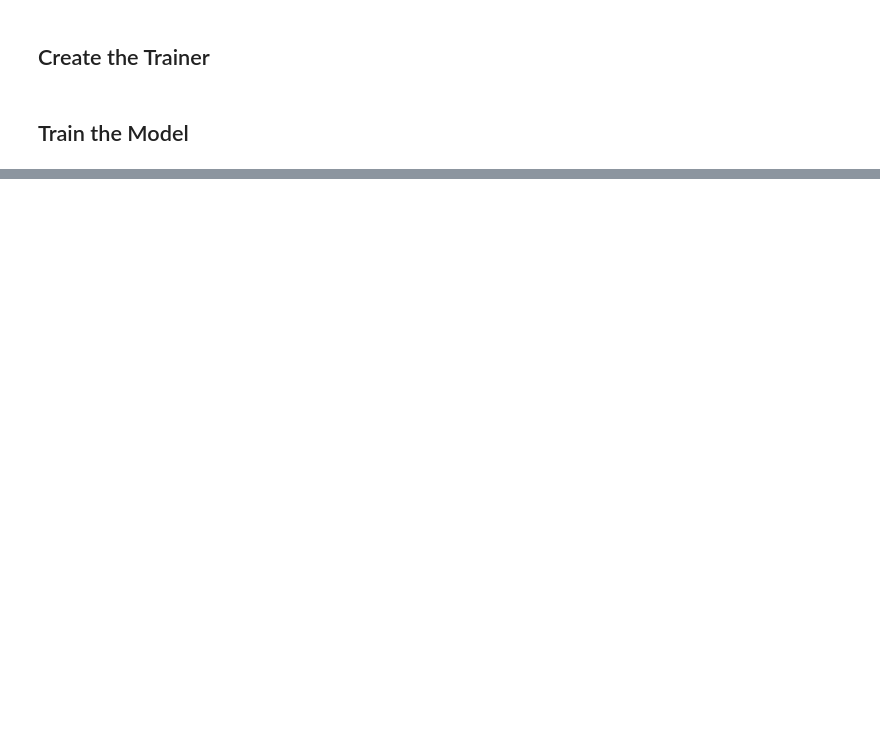
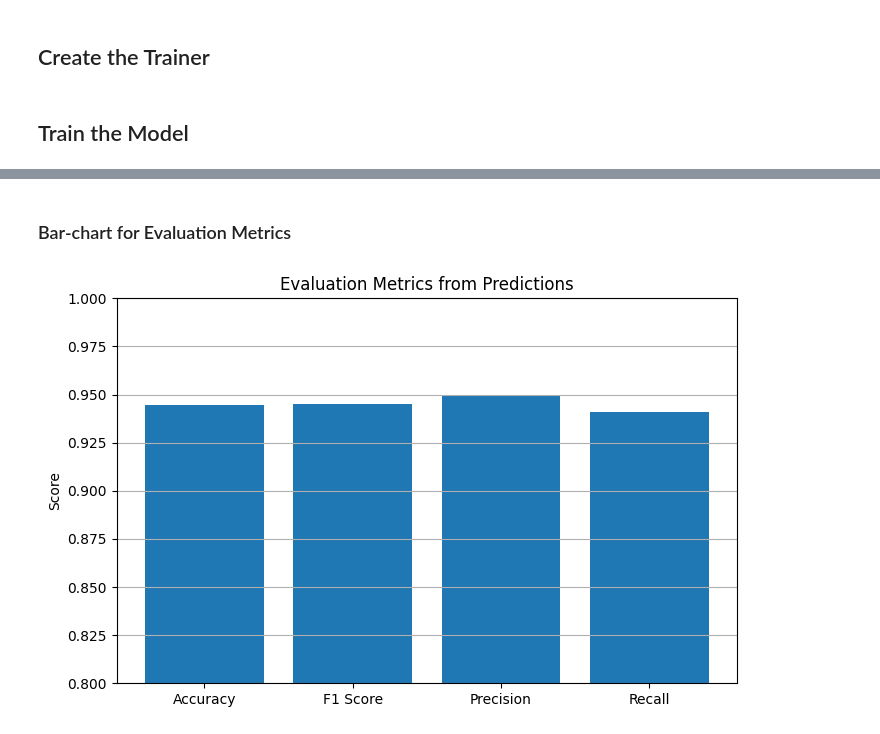
Before and after one commit to MominaSiddiq/bert-sentiment-analysis, a Jupyter notebook: Bert_sentiment_analysis.ipynb, the cells around one changed output, grey strips where cells are left out. Saved outputs shown, nothing was run; the diff lists cells and outputs as text; code cells hidden in the pictures; blank space fills up the shorter version.

```diff
--- a/Bert_sentiment_analysis.ipynb
+++ b/Bert_sentiment_analysis.ipynb
@@ -195,0 +284,19 @@ For more details, see https://numpy.org/devdocs/numpy_2_0_migration_guide.html#a
+# %% [markdown]
+### Bar-chart for Evaluation Metrics
+# %%
+# Compute scores
+acc = accuracy_score(y_true, y_preds)
+f1 = f1_score(y_true, y_preds)
+precision = precision_score(y_true, y_preds)
+recall = recall_score(y_true, y_preds)
+
+# Plot
+plt.figure(figsize=(8, 5))
+plt.bar(["Accuracy", "F1 Score", "Precision", "Recall"], [acc, f1, precision, recall])
+plt.ylim(0.8, 1.0)
+plt.title("Evaluation Metrics from Predictions")
+plt.ylabel("Score")
+plt.grid(axis='y')
+plt.show()
+# %% [output]
+[figure, added]
```
Also changed, not shown: parts of 23 cells of this notebook.
